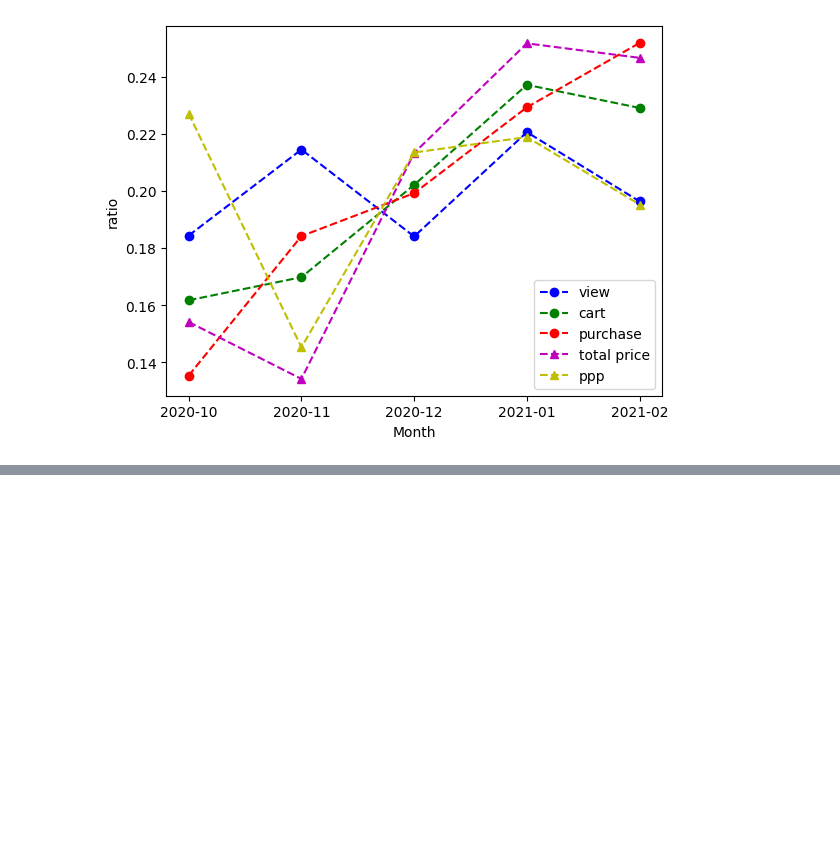
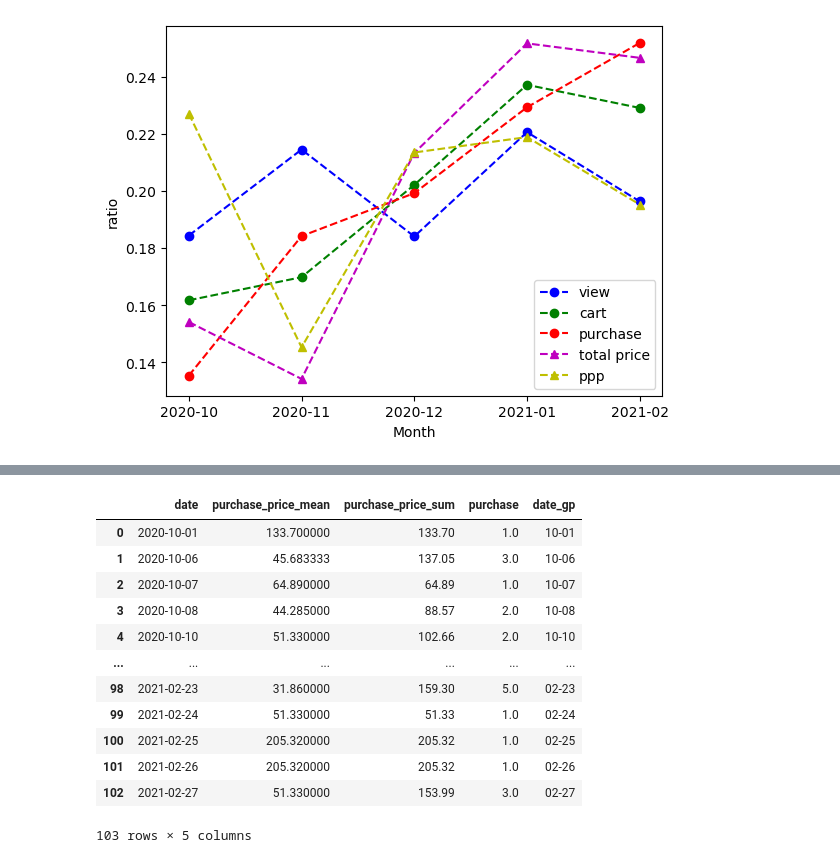
Before and after one commit to dlarhkd1211/electronic_commercial_data_analysis, a Jupyter notebook: analysis.ipynb, the cells around one changed output, grey strips where cells are left out. Drawn from its saved outputs; the diff is of its cells as text; code cells hidden in the pictures; blank space fills up the shorter version.

```diff
--- a/analysis.ipynb
+++ b/analysis.ipynb
@@ -608,0 +631,16 @@ ax1.legend(plts, labels, loc = 'lower right')
+# %%
+def func1(x):
+
+    d = {}
+
+    d['purchase_price_mean'] = x['purchase_price'].mean()
+
+    d['purchase_price_sum'] = x['purchase_price'].sum()
+
+    d['purchase_price_max'] = x['purchase_price'].max()
+
+    d['purchase'] = x['purchase'].sum()
+
+
+
+    return pd.Series(d, index=['purchase_price_mean', 'purchase_price_sum', 'purchase_price_max','purchase'])
@@ -608,0 +666,16 @@ ax1.legend(plts, labels, loc = 'lower right')
+# %%
+elect_imp_cat_sam_day
+# %% [output]
+|  | date | purchase_price_mean | purchase_price_sum | purchase | date_gp |
+| 0 | 2020-10-01 | 133.700000 | 133.70 | 1.0 | 10-01 |
+| 1 | 2020-10-06 | 45.683333 | 137.05 | 3.0 | 10-06 |
+| 2 | 2020-10-07 | 64.890000 | 64.89 | 1.0 | 10-07 |
+| 3 | 2020-10-08 | 44.285000 | 88.57 | 2.0 | 10-08 |
+| 4 | 2020-10-10 | 51.330000 | 102.66 | 2.0 | 10-10 |
+| ... | ... | ... | ... | ... | ... |
+| 98 | 2021-02-23 | 31.860000 | 159.30 | 5.0 | 02-23 |
+| 99 | 2021-02-24 | 51.330000 | 51.33 | 1.0 | 02-24 |
+| 100 | 2021-02-25 | 205.320000 | 205.32 | 1.0 | 02-25 |
+| 101 | 2021-02-26 | 205.320000 | 205.32 | 1.0 | 02-26 |
+| 102 | 2021-02-27 | 51.330000 | 153.99 | 3.0 | 02-27 |
+103 rows × 5 columns
```
Also changed, not shown: parts of 16 cells of this notebook.
